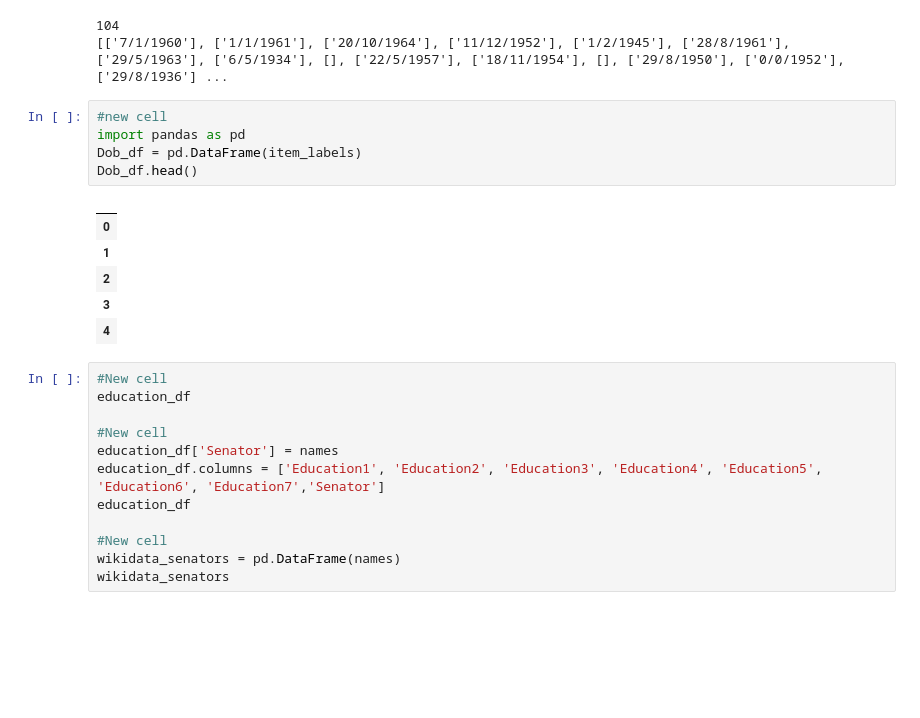
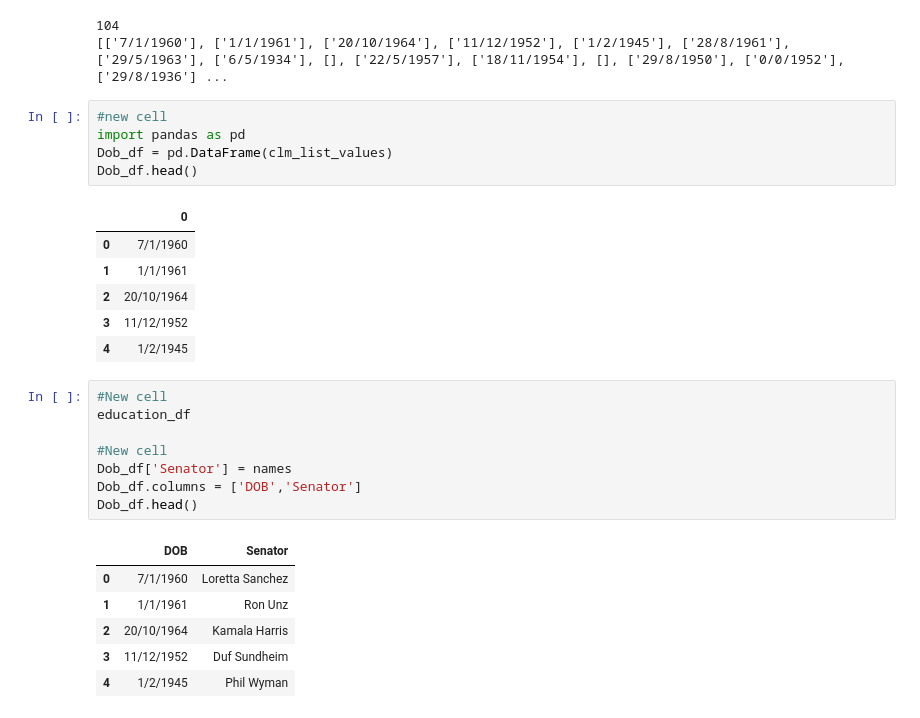
Before and after one commit to ChiruGit/Capstone, a Jupyter notebook: WikiData_Automated.ipynb, the cells around one changed output. Saved outputs shown, nothing was run; the diff lists cells and outputs as text; blank space fills up the shorter version.

```diff
--- a/WikiData_Automated.ipynb
+++ b/WikiData_Automated.ipynb
@@ -405,24 +410,27 @@ print(clm_list_values)
 # %%
 #new cell
 import pandas as pd
-Dob_df = pd.DataFrame(item_labels)
+Dob_df = pd.DataFrame(clm_list_values)
 Dob_df.head()
 # %% [output]
-|  |
-| 0 |
-| 1 |
-| 2 |
-| 3 |
-| 4 |
+|  | 0 |
+| 0 | 7/1/1960 |
+| 1 | 1/1/1961 |
+| 2 | 20/10/1964 |
+| 3 | 11/12/1952 |
+| 4 | 1/2/1945 |
 # %%
 #New cell
 education_df
 
 #New cell
-education_df['Senator'] = names
-education_df.columns = ['Education1', 'Education2', 'Education3', 'Education4', 'Education5', 'Education6', 'Education7','Senator']
-education_df
-
-#New cell
-wikidata_senators = pd.DataFrame(names)
-wikidata_senators
+Dob_df['Senator'] = names
+Dob_df.columns = ['DOB','Senator']
+Dob_df.head()
+# %% [output]
+|  | DOB | Senator |
+| 0 | 7/1/1960 | Loretta Sanchez |
+| 1 | 1/1/1961 | Ron Unz |
+| 2 | 20/10/1964 | Kamala Harris |
+| 3 | 11/12/1952 | Duf Sundheim |
+| 4 | 1/2/1945 | Phil Wyman |
```
Also changed, not shown: parts of 11 cells of this notebook, 2 other files.
